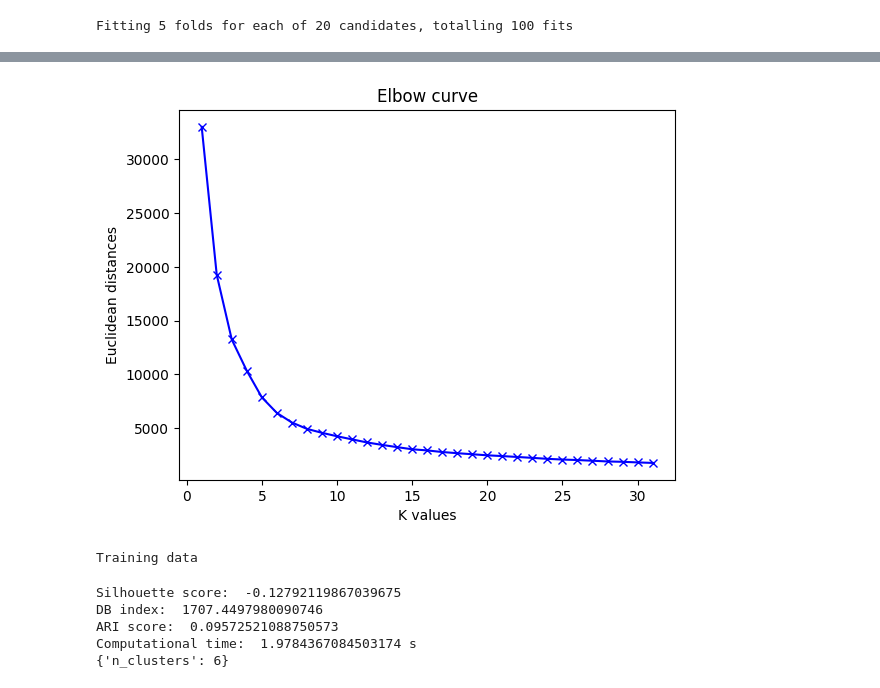
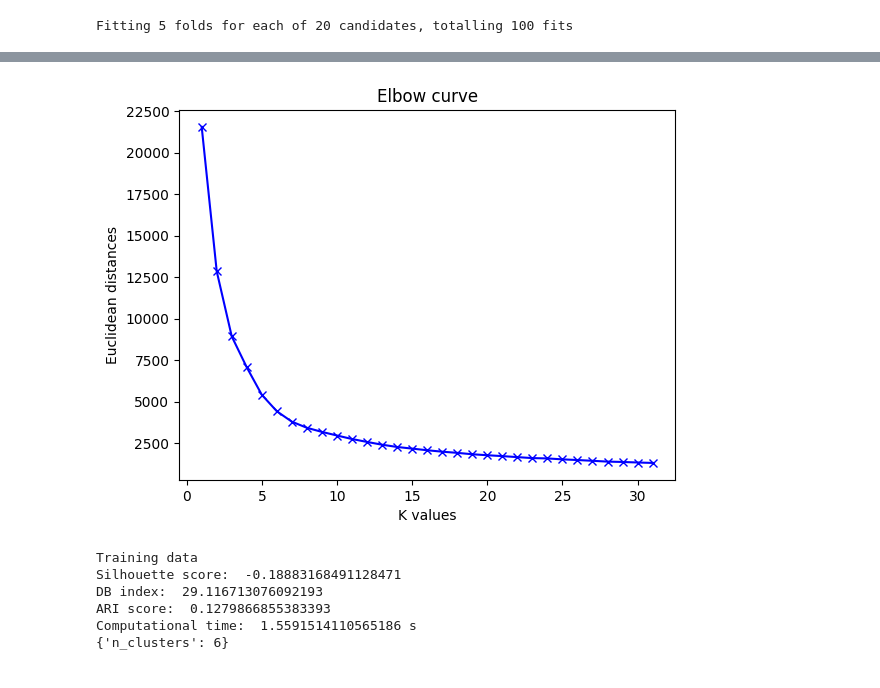
Before and after one commit to Kartik-3-programmer/Machine-Learning, a Jupyter notebook: Feature_selection.ipynb, the cells around one changed output, grey strips where cells are left out. Saved outputs shown, nothing was run; the diff lists cells and outputs as text; code cells hidden in the pictures.

```diff
--- a/Feature_selection.ipynb
+++ b/Feature_selection.ipynb
@@ -373,20 +370,20 @@ input_total_res, output_total_res = sm.fit_resample(input_final, output_final.ra
 # %%
 from matplotlib import pyplot as plt
 from sklearn.cluster import KMeans
 model_k_means = KMeans()
 k_values = range(1, 32)
 euclidean_distances = []
 for k in k_values:
     k_means_model = KMeans(n_clusters=k)
-    k_means_model.fit(input_total_res)
+    k_means_model.fit(input_final)
     euclidean_distances.append(k_means_model.inertia_)
 plt.plot(k_values, euclidean_distances, 'bx-')
 plt.xlabel('K values')
 plt.ylabel('Euclidean distances')
 plt.title('Elbow curve')
 plt.show()
 # %% [output]
-[figure, old version]
+[figure, new version]
 # %%
 start_train_k_means = t.time()
 grid_search_k_means = GridSearchCV(model_k_means, param_grid= {'n_clusters': [2, 3, 4, 5, 6]})
@@ -399,18 +396,18 @@ from sklearn.metrics import silhouette_score
 from sklearn.metrics import davies_bouldin_score
 from sklearn.metrics import adjusted_rand_score
 print("Training data")
-print('Silhouette score: ', silhouette_score(output_total_res.reshape(-1, 1), predicted_k_means_train.reshape(-1 , 1)))
-print('DB index: ', davies_bouldin_score(output_total_res.reshape(-1, 1), predicted_k_means_train.reshape(-1 , 1)))
-print('ARI score: ', adjusted_rand_score(output_total_res, predicted_k_means_train))
+print('Silhouette score: ', silhouette_score(output_final.values.reshape(-1, 1), predicted_k_means_train.reshape(-1 , 1)))
+print('DB index: ', davies_bouldin_score(output_final.values.reshape(-1, 1), predicted_k_means_train.reshape(-1 , 1)))
+print('ARI score: ', adjusted_rand_score(output_final, predicted_k_means_train))
 print('Computational time: ', training_time_k_means, 's')
 print(grid_search_k_means.best_params_)
 # %% [output]
 Training data
+Silhouette score:  -0.18883168491128471
+DB index:  29.116713076092193
+ARI score:  0.1279866855383393
+Computational time:  1.5591514110565186 s
+{'n_clusters': 6}
-Silhouette score:  -0.12792119867039675
-DB index:  1707.4497980090746
-ARI score:  0.09572521088750573
-Computational time:  1.9784367084503174 s
-{'n_clusters': 6}
 # %%
 from sklearn.cluster import AgglomerativeClustering
 from sklearn.metrics import silhouette_score
```
Also changed, not shown: parts of 14 cells of this notebook.
